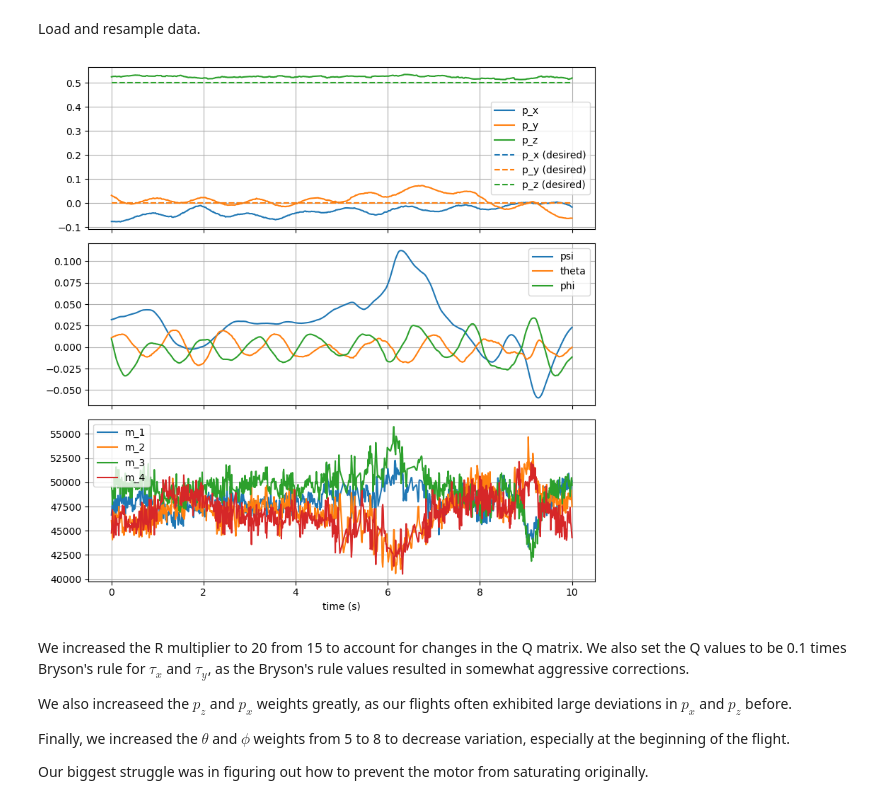
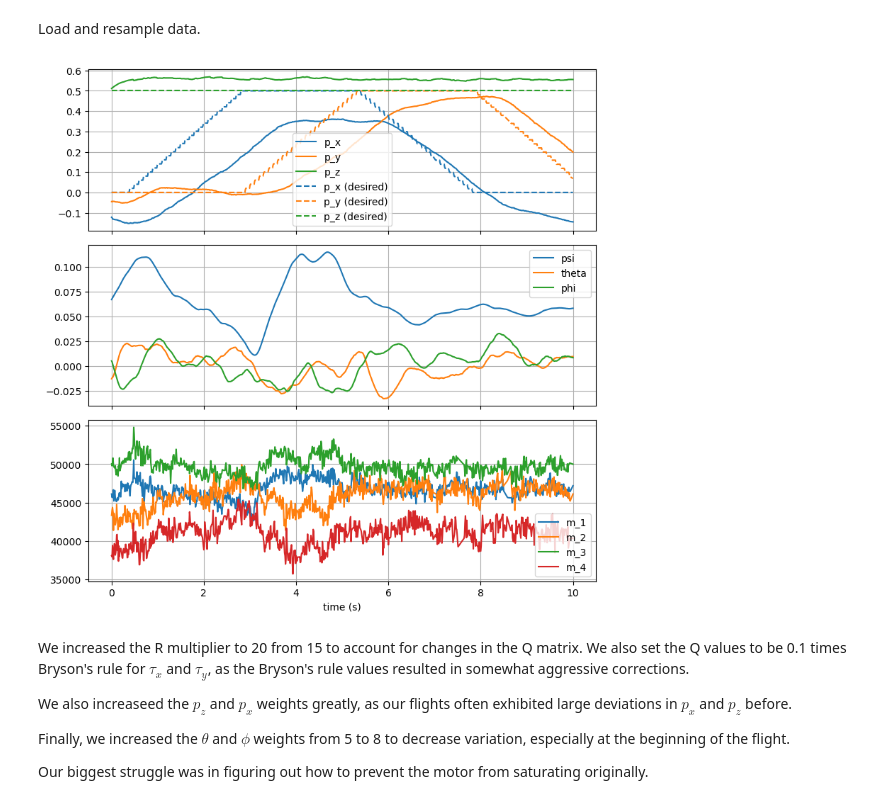
Before and after one commit to Chairless-maybe/crazyflie-client, a Jupyter notebook: lab05/analysis-rmse.ipynb, the cells around one changed output. Cells and saved outputs as stored; diff of their text form; code cells hidden in the pictures.

```diff
--- a/lab05/analysis-rmse.ipynb
+++ b/lab05/analysis-rmse.ipynb
@@ -952,11 +952,11 @@ print(np.array2string(R))
 # %% [markdown]
 Load and resample data.
 # %%
-flight_data, fig, garbage = plot_drone_data("hardware_data_10.json")
+flight_data, fig, garbage = plot_drone_data("square_smooth_1.json")
 
 rmse = flight_rmse(flight_data)
 # %% [output]
-[figure, old version]
+[figure, new version]
 # %% [markdown]
 We increased the R multiplier to 20 from 15 to account for changes in the Q matrix. We also set the Q values to be 0.1 times Bryson's rule for $\tau_x$ and $\tau_y$, as the Bryson's rule values resulted in somewhat aggressive corrections.
 
```
Also changed, not shown: parts of 10 cells of this notebook, 1 other file.
